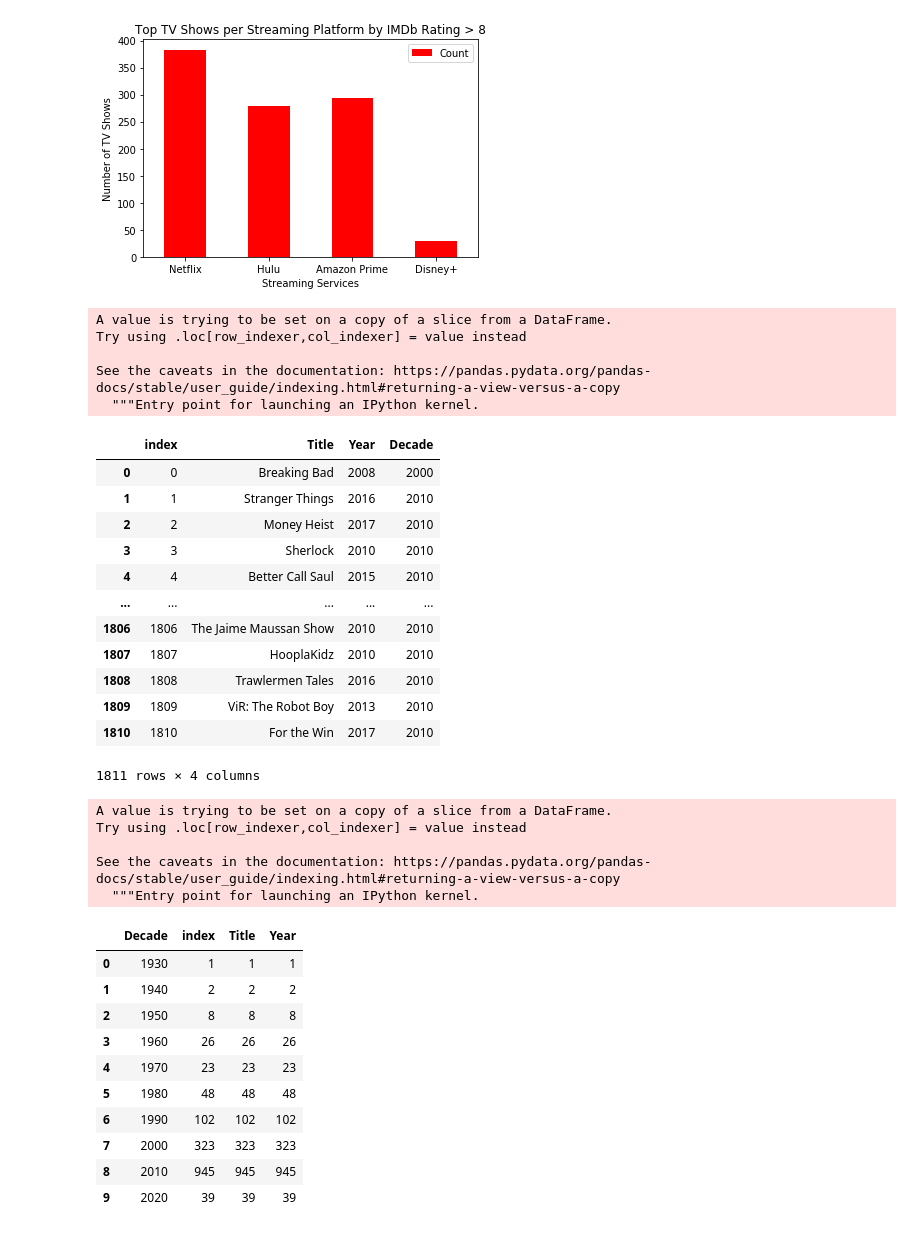
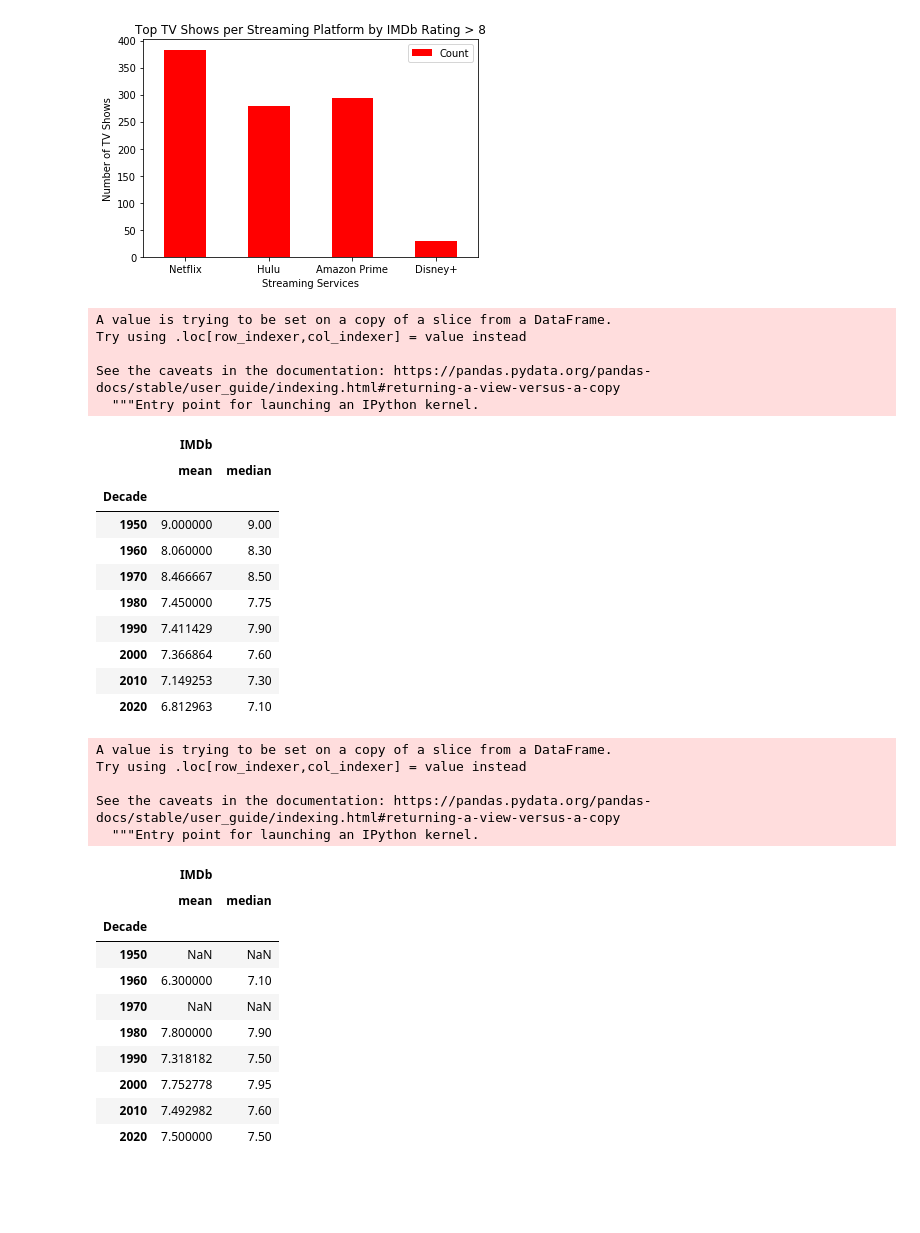
Before and after one commit to trevorguleserian/Project1, a Jupyter notebook: tv_data.ipynb, the cells around one changed output. Drawn from its saved outputs; the diff is of its cells as text; code cells hidden in the pictures; blank space fills up the shorter version.

Commit message:
decade stats, minus disney

```diff
--- a/tv_data.ipynb
+++ b/tv_data.ipynb
@@ -179,58 +208,49 @@ plt.show()
 # %%
 netflix_df['Decade'] = pd.cut(netflix_year_df['Year'], year_bin, labels=year_names, include_lowest=True)
 
 netflix_df.head(15)
 
-netflix_year_df
-
-# summary_netflix = netflix_df.groupby(['Decade']).agg({'IMDb': ['mean', 'median']})
-# summary_netflix
+summary_netflix = netflix_df.groupby(['Decade']).agg({'IMDb': ['mean', 'median']})
+summary_netflix
 # %% [output]
 A value is trying to be set on a copy of a slice from a DataFrame.
 Try using .loc[row_indexer,col_indexer] = value instead
 
 See the caveats in the documentation: https://pandas.pydata.org/pandas-docs/stable/user_guide/indexing.html#returning-a-view-versus-a-copy
   """Entry point for launching an IPython kernel.
-|  | index | Title | Year | Decade |
-| 0 | 0 | Breaking Bad | 2008 | 2000 |
-| 1 | 1 | Stranger Things | 2016 | 2010 |
-| 2 | 2 | Money Heist | 2017 | 2010 |
-| 3 | 3 | Sherlock | 2010 | 2010 |
-| 4 | 4 | Better Call Saul | 2015 | 2010 |
-| ... | ... | ... | ... | ... |
-| 1806 | 1806 | The Jaime Maussan Show | 2010 | 2010 |
-| 1807 | 1807 | HooplaKidz | 2010 | 2010 |
-| 1808 | 1808 | Trawlermen Tales | 2016 | 2010 |
-| 1809 | 1809 | ViR: The Robot Boy | 2013 | 2010 |
-| 1810 | 1810 | For the Win | 2017 | 2010 |
+|  | IMDb |  |
+|  | mean | median |
+| Decade |  |  |
+| 1950 | 9.000000 | 9.00 |
+| 1960 | 8.060000 | 8.30 |
+| 1970 | 8.466667 | 8.50 |
+| 1980 | 7.450000 | 7.75 |
+| 1990 | 7.411429 | 7.90 |
+| 2000 | 7.366864 | 7.60 |
+| 2010 | 7.149253 | 7.30 |
+| 2020 | 6.812963 | 7.10 |
-1811 rows × 4 columns
 # %%
 hulu_df['Decade'] = pd.cut(hulu_year_df['Year'], year_bin, labels=year_names, include_lowest=True)
 
-
-hulu_df.describe()
-
-hulu_year_df
-
-# summary_hulu = hulu_df.groupby(['Decade']).agg({'IMDb': ['mean', 'median']})
-# summary_hulu
+summary_hulu = hulu_df.groupby(['Decade']).agg({'IMDb': ['mean', 'median']})
+summary_hulu
 # %% [output]
 A value is trying to be set on a copy of a slice from a DataFrame.
 Try using .loc[row_indexer,col_indexer] = value instead
 
 See the caveats in the documentation: https://pandas.pydata.org/pandas-docs/stable/user_guide/indexing.html#returning-a-view-versus-a-copy
   """Entry point for launching an IPython kernel.
-|  | Decade | index | Title | Year |
-| 0 | 1930 | 1 | 1 | 1 |
-| 1 | 1940 | 2 | 2 | 2 |
-| 2 | 1950 | 8 | 8 | 8 |
-| 3 | 1960 | 26 | 26 | 26 |
-| 4 | 1970 | 23 | 23 | 23 |
-| 5 | 1980 | 48 | 48 | 48 |
-| 6 | 1990 | 102 | 102 | 102 |
-| 7 | 2000 | 323 | 323 | 323 |
-| 8 | 2010 | 945 | 945 | 945 |
-| 9 | 2020 | 39 | 39 | 39 |
+|  | IMDb |  |
+|  | mean | median |
+| Decade |  |  |
+| 1950 | NaN | NaN |
+| 1960 | 6.300000 | 7.10 |
+| 1970 | NaN | NaN |
+| 1980 | 7.800000 | 7.90 |
+| 1990 | 7.318182 | 7.50 |
+| 2000 | 7.752778 | 7.95 |
+| 2010 | 7.492982 | 7.60 |
+| 2020 | 7.500000 | 7.50 |
 # %%
 prime_df["Decade"] = pd.cut(prime_year_df['Year'], year_bin, labels=year_names, include_lowest=True)
 
```
Also changed, not shown: parts of 6 cells of this notebook.
